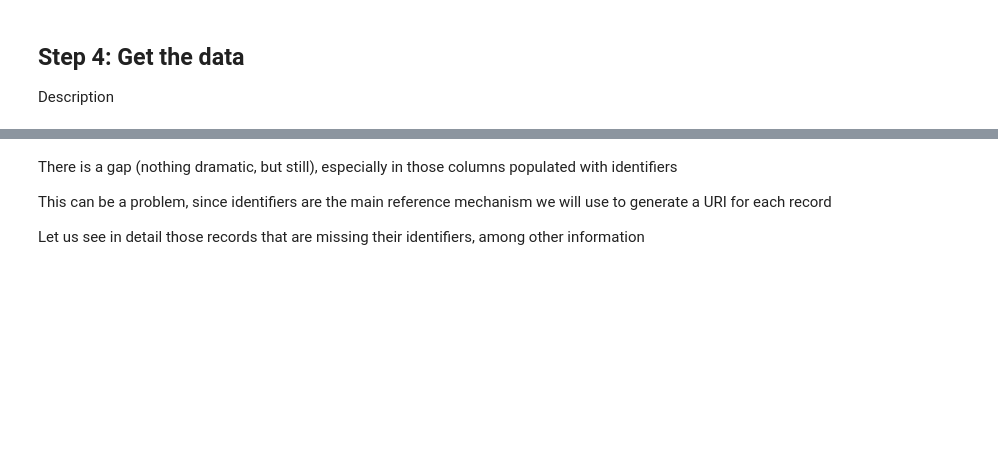
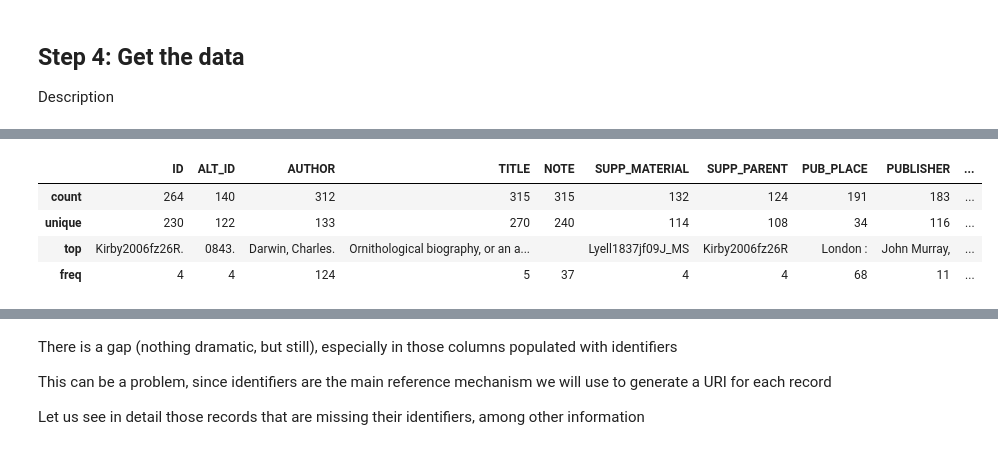
Before and after one commit to sbrzt/marc2lod, a Jupyter notebook: notebook.ipynb, the cells around one changed output, grey strips where cells are left out. Saved outputs shown, nothing was run; the diff lists cells and outputs as text; code cells hidden in the pictures; blank space fills up the shorter version.

```diff
--- a/notebook.ipynb
+++ b/notebook.ipynb
@@ -202,7 +202,7 @@ def get_alt_ident(lst):
     except Exception as e:
         print(e)
 # %%
-def get_manuscript(record):
+def get_supp_material(record):
     '''
     Get the "supplement special issue entry" metadata from a MARCXML record.
 
@@ -210,15 +210,15 @@ def get_manuscript(record):
         record (file): a MARCXML file containing the metadata of a record.
 
     Returns:
-        manuscript (str): a string containing the identifier of the supplement special issue entry extracted from the MARCXML file.
+        supp_material (str): a string containing the identifier of the supplement special issue entry extracted from the MARCXML file.
     '''
     try:
-        manuscript = record['770']['o']
-        return manuscript.lower()
+        supp_material = record['770']['o']
+        return supp_material
     except Exception as e:
         print(e)
 # %%
-def get_parent(record):
+def get_supp_parent(record):
     '''
     Get the "supplement parent entry" metadata from a MARCXML record.
 
@@ -226,11 +226,11 @@ def get_parent(record):
         record (file): a MARCXML file containing the metadata of a record.
 
     Returns:
-        parent (str): a string containing the identifier of the supplement parent entry extracted from the MARCXML file.
+        supp_parent (str): a string containing the identifier of the supplement parent entry extracted from the MARCXML file.
     '''
     try:
-        parent = record['772']['o']
-        return parent.lower()
+        supp_parent = record['772']['o']
+        return supp_parent
     except Exception as e:
         print(e)
 # %%
@@ -315,0 +326,8 @@ print(df.head())
+# %%
+df.describe()
+# %% [output]
+|  | ID | ALT_ID | AUTHOR | TITLE | NOTE | SUPP_MATERIAL | SUPP_PARENT | PUB_PLACE | PUBLISHER | ... |
+| count | 264 | 140 | 312 | 315 | 315 | 132 | 124 | 191 | 183 | ... |
+| unique | 230 | 122 | 133 | 270 | 240 | 114 | 108 | 34 | 116 | ... |
+| top | Kirby2006fz26R. | 0843. | Darwin, Charles. | Ornithological biography, or an a... |  | Lyell1837jf09J_MS | Kirby2006fz26R | London : | John Murray, | ... |
+| freq | 4 | 4 | 124 | 5 | 37 | 4 | 4 | 68 | 11 | ... |
```
Also changed, not shown: parts of 19 cells of this notebook, 1 other file.
